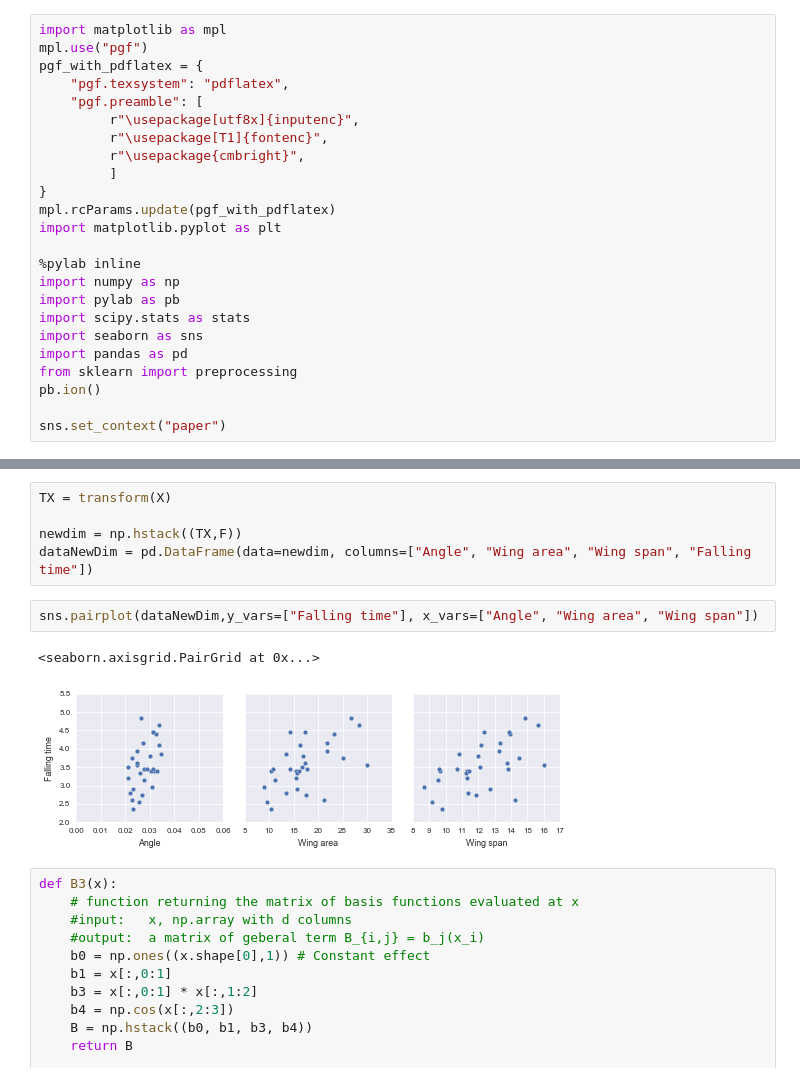
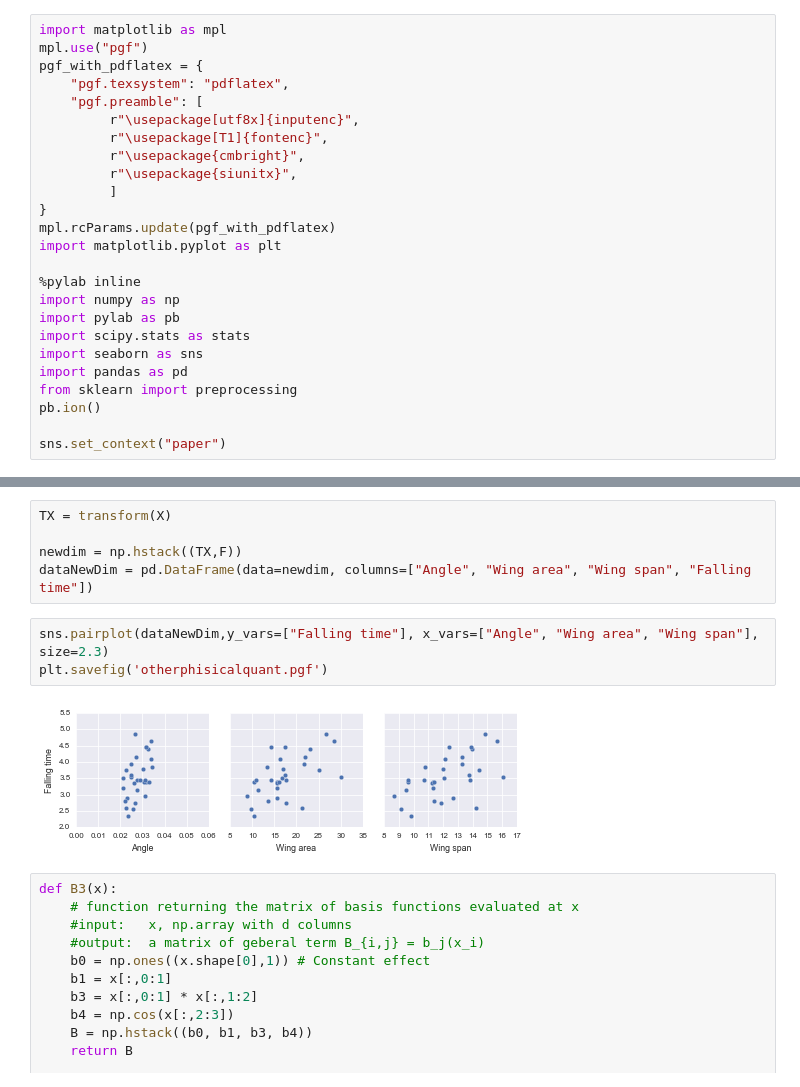
Before and after one commit to ggutierrez/SMFO, a Jupyter notebook: lab1/Lab1LinearRegression.ipynb, the cells around one changed output, grey strips where cells are left out. Drawn from its saved outputs; the diff is of its cells as text.

```diff
--- a/lab1/Lab1LinearRegression.ipynb
+++ b/lab1/Lab1LinearRegression.ipynb
@@ -7,6 +7,7 @@ pgf_with_pdflatex = {
          r"\usepackage[utf8x]{inputenc}",
          r"\usepackage[T1]{fontenc}",
          r"\usepackage{cmbright}",
+         r"\usepackage{siunitx}",
          ]
 }
 mpl.rcParams.update(pgf_with_pdflatex)
@@ -388,10 +389,10 @@ TX = transform(X)
 newdim = np.hstack((TX,F))
 dataNewDim = pd.DataFrame(data=newdim, columns=["Angle", "Wing area", "Wing span", "Falling time"])
 # %%
-sns.pairplot(dataNewDim,y_vars=["Falling time"], x_vars=["Angle", "Wing area", "Wing span"])
+sns.pairplot(dataNewDim,y_vars=["Falling time"], x_vars=["Angle", "Wing area", "Wing span"], size=2.3)
+plt.savefig('otherphisicalquant.pgf')
 # %% [output]
-<seaborn.axisgrid.PairGrid at 0x...>
-[figure, old version]
+[figure, new version]
 # %%
 def B3(x):
     # function returning the matrix of basis functions evaluated at x
```
Also changed, not shown: parts of 3 cells of this notebook, 3 other files.
